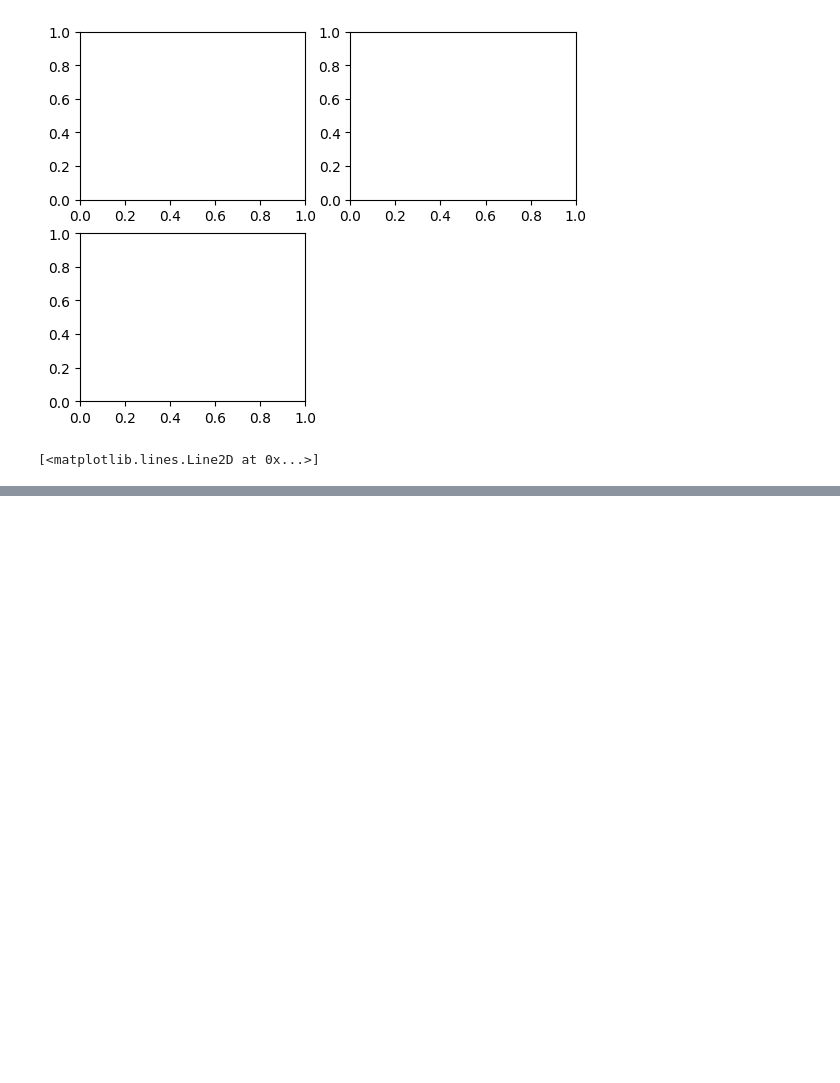
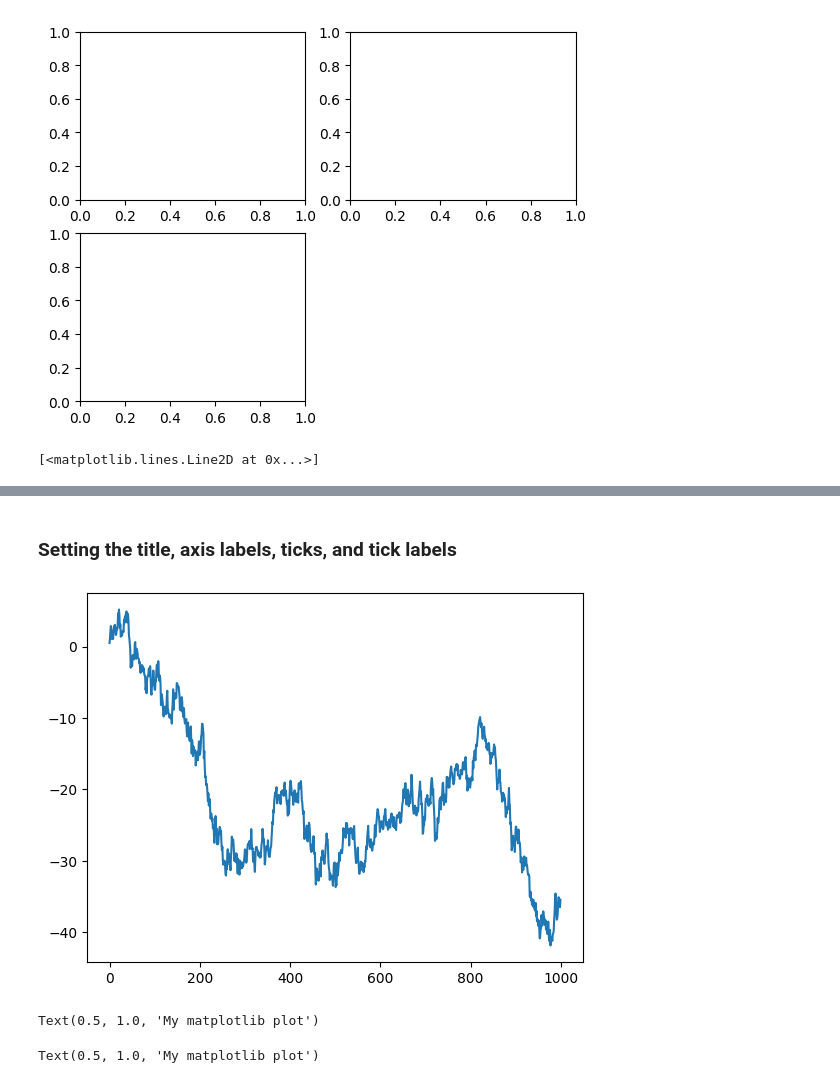
Before and after one commit to Kkhurana007/pythonfordataanalysis, a Jupyter notebook: semainedu26fevrier/Plotting_and_visualization.ipynb, the cells around one changed output, grey strips where cells are left out. Saved outputs shown, nothing was run; the diff lists cells and outputs as text; code cells hidden in the pictures; blank space fills up the shorter version.

```diff
--- a/semainedu26fevrier/Plotting_and_visualization.ipynb
+++ b/semainedu26fevrier/Plotting_and_visualization.ipynb
@@ -60,0 +157,8 @@ ax3.plot(np.random.standard_normal(50).cumsum(),
+# %% [markdown]
+### Setting the title, axis labels, ticks, and tick labels
+# %%
+fix, ax = plt.subplots()
+
+ax.plot(np.random.standard_normal(1000).cumsum());
+# %% [output]
+[figure, added]
@@ -60,0 +171,8 @@ ax3.plot(np.random.standard_normal(50).cumsum(),
+# %%
+ax.set_xlabel('Stages')
+# %% [output]
+Text(0.5, 1.0, 'My matplotlib plot')
+# %%
+ax.set_title('My matplotlib plot')
+# %% [output]
+Text(0.5, 1.0, 'My matplotlib plot')
```
Also changed, not shown: parts of 68 cells of this notebook, 3 other files.
